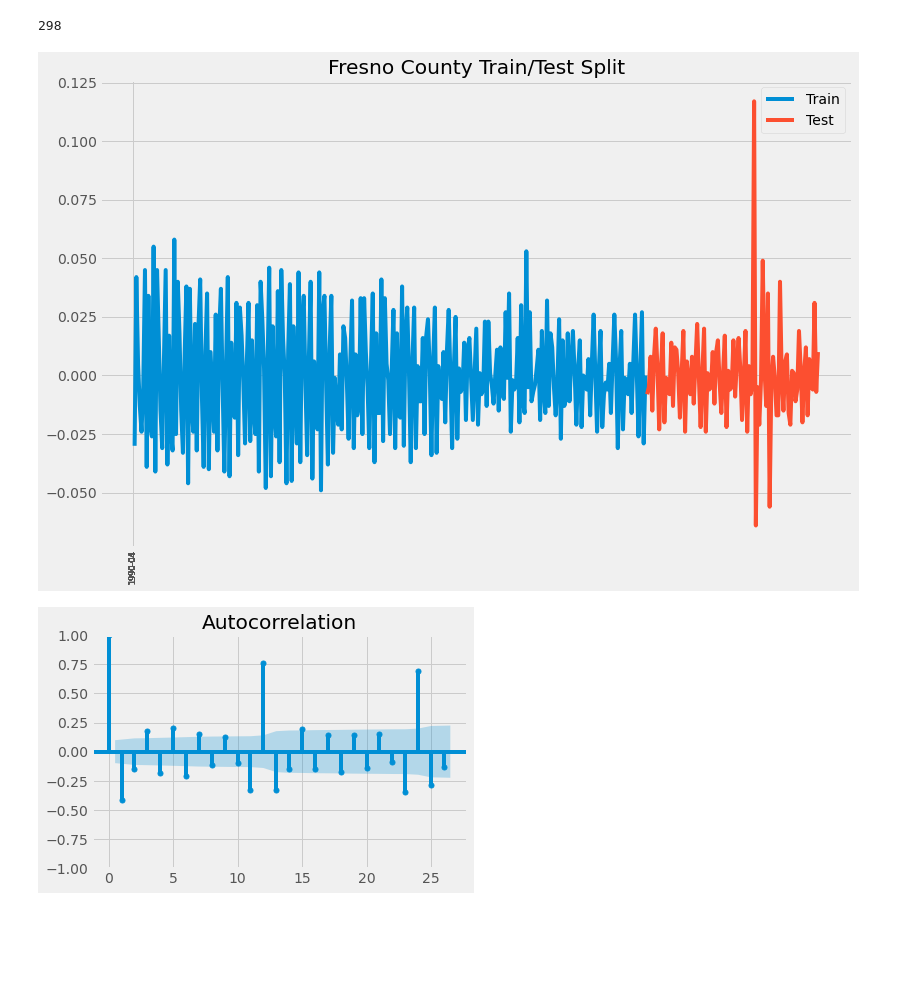
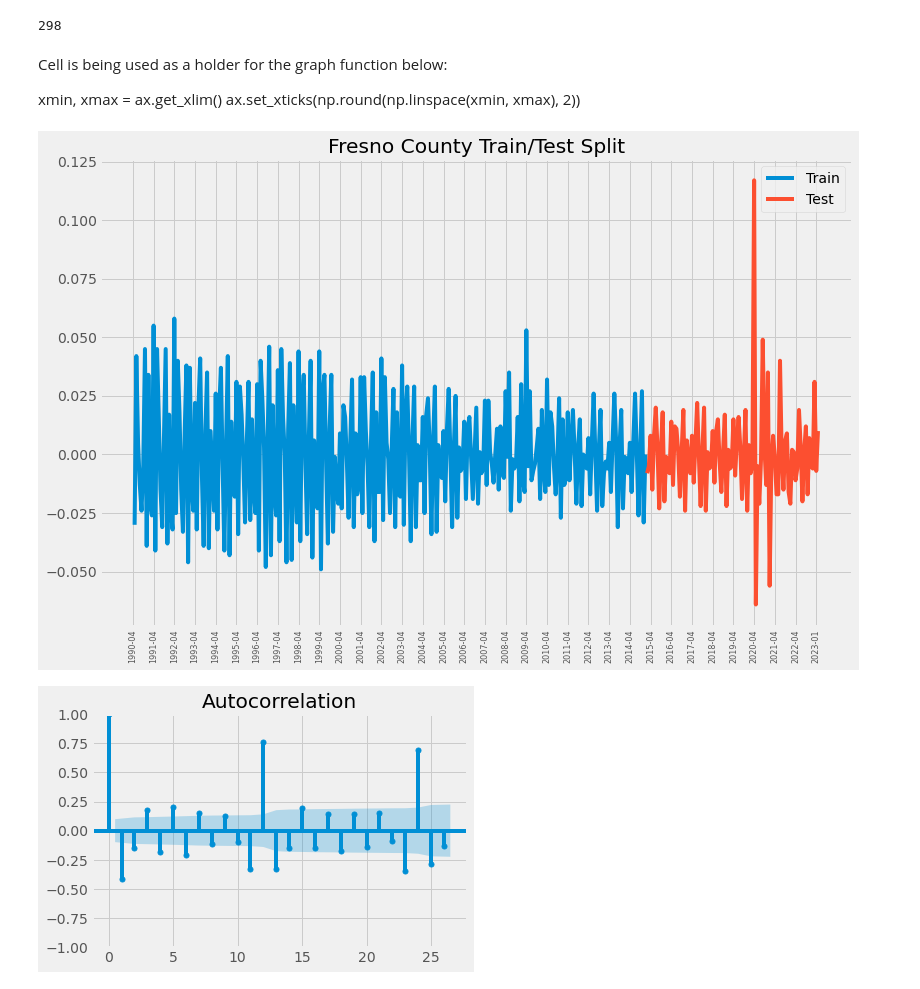
Before and after one commit to joshstruggles/Local-Area-Unemployment-Statistics-California, a Jupyter notebook: time_series_analysis.ipynb, the cells around one changed output. Cells and saved outputs as stored; diff of their text form; code cells hidden in the pictures; blank space fills up the shorter version.

```diff
--- a/time_series_analysis.ipynb
+++ b/time_series_analysis.ipynb
@@ -208,28 +208,26 @@ cutoff = round(Fresno_arma.shape[0] * 0.75)
 cutoff
 # %% [output]
 298
+# %% [markdown]
+Cell is being used as a holder for the graph function below:
+
+xmin, xmax = ax.get_xlim()
+ax.set_xticks(np.round(np.linspace(xmin, xmax), 2))
 # %%
 # plot our new split
 train = Fresno_arma[:cutoff]
 test = Fresno_arma[cutoff: ]
 
-
-
 fig, ax = plt.subplots(figsize = (12,8))
-plt.locator_params(axis='x', nbins=12)
 plt.xticks(fontsize=8, rotation=90)
-xmin, xmax = ax.get_xlim()
-ax.set_xticks(np.round(np.linspace(xmin, xmax), 2))
-
-
-
 ax.plot(train, label = 'Train')
 ax.plot(test, label = 'Test')
 ax.set_title('Fresno County Train/Test Split')
+ax.set_xticks(range(0,len(Fresno_arma), 12))
 
 plt.legend();
 # %% [output]
-[figure, old version]
+[figure, new version]
 # %%
 # import acf, pacf and plotting tools
 from statsmodels.tsa.stattools import acf, pacf
```
Also changed, not shown: parts of 84 cells of this notebook.
